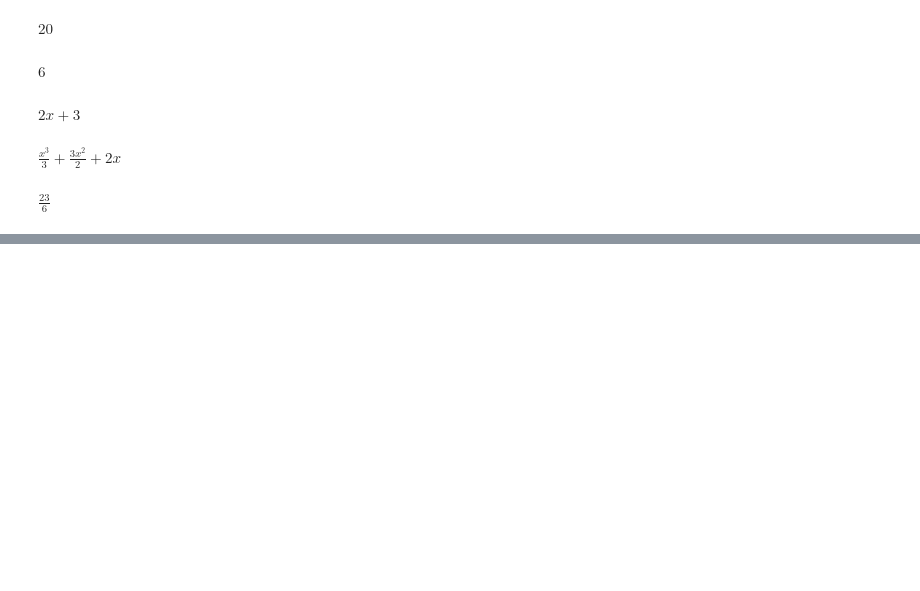
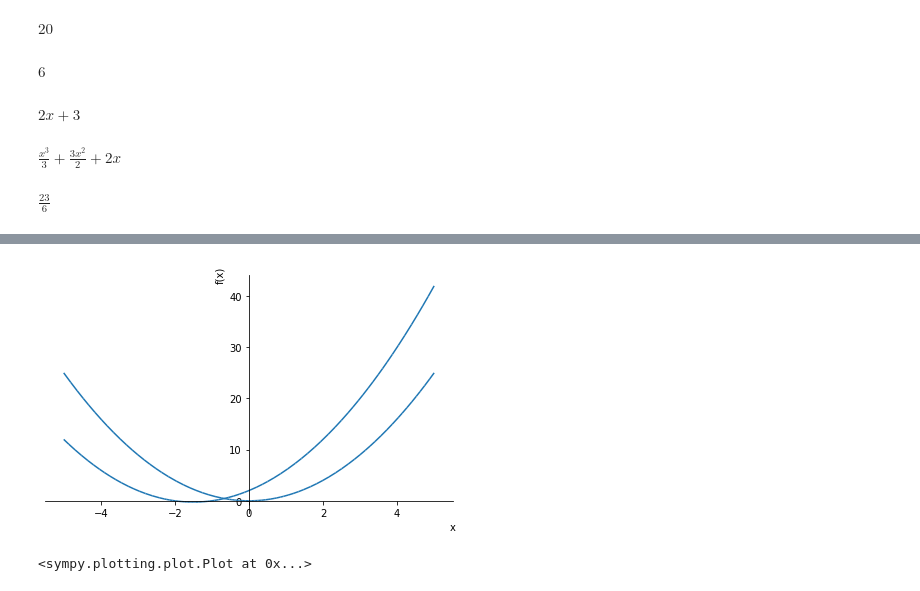
Before and after one commit to nurfnick/Calculus_1, a Jupyter notebook: Python/Getting_Started_in_Python.ipynb, the cells around one changed output, grey strips where cells are left out. Saved outputs shown, nothing was run; the diff lists cells and outputs as text; code cells hidden in the pictures; blank space fills up the shorter version.

```diff
--- a/Python/Getting_Started_in_Python.ipynb
+++ b/Python/Getting_Started_in_Python.ipynb
@@ -307,0 +317,5 @@ $\displaystyle \frac{23}{6}$
+# %%
+plot(f,x**2,(x,-5,5)) #here is f and the parent graph x^2 on domain (-5,5)
+# %% [output]
+[figure, added]
+<sympy.plotting.plot.Plot at 0x...>
```
Also changed, not shown: parts of 2 cells of this notebook.
